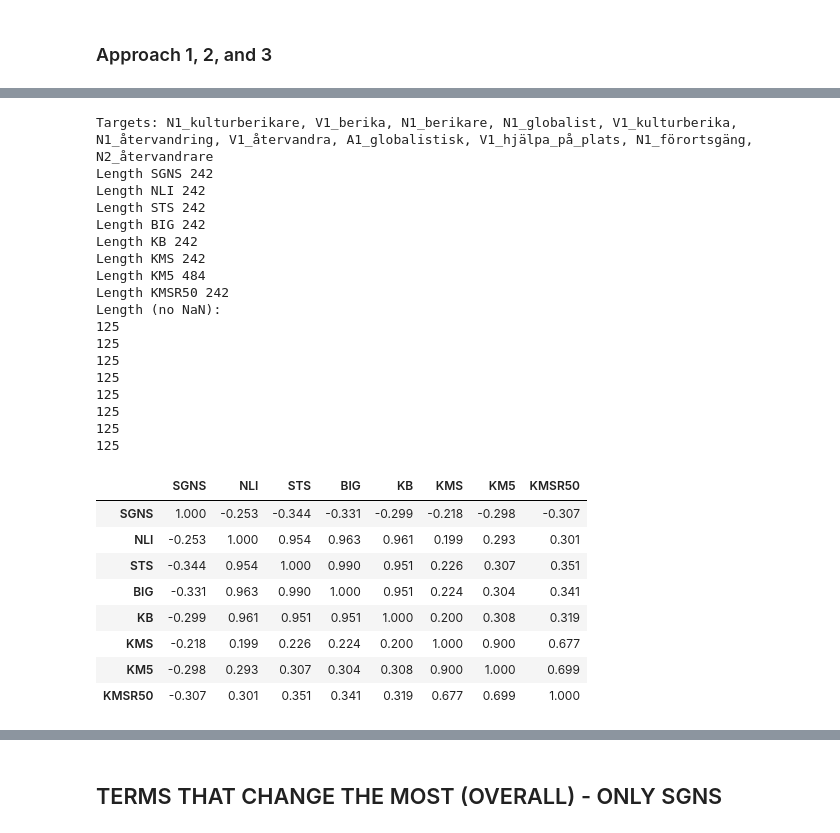
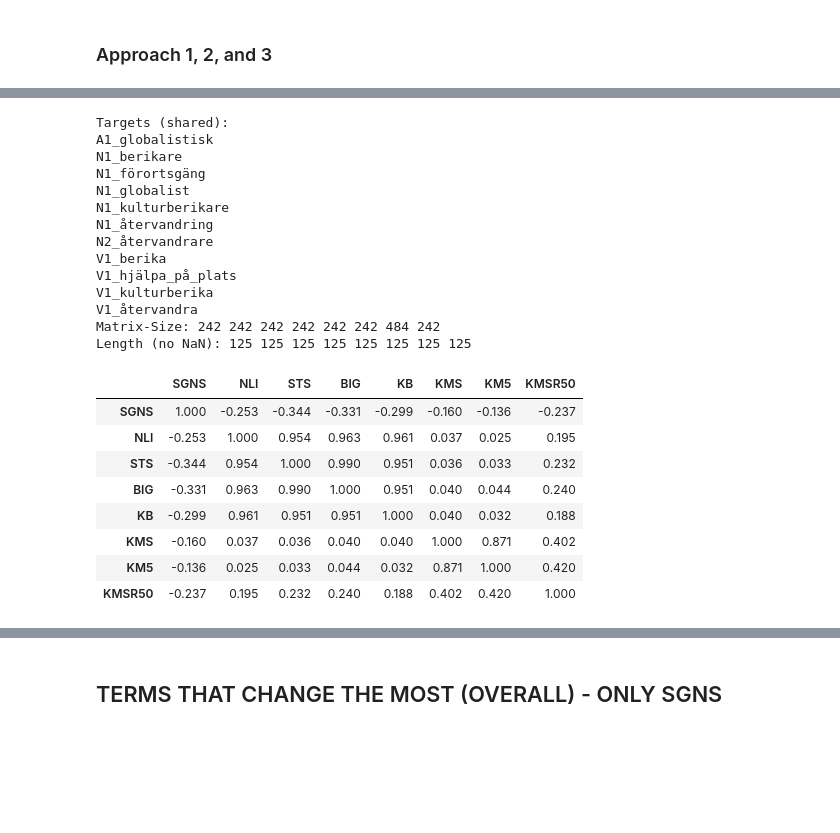
Before and after one commit to mboholm/dw_change, a Jupyter notebook: analysis/analysis.ipynb, the cells around one changed output, grey strips where cells are left out. Saved outputs shown, nothing was run; the diff lists cells and outputs as text; code cells hidden in the pictures; blank space fills up the shorter version.

```diff
--- a/analysis/analysis.ipynb
+++ b/analysis/analysis.ipynb
@@ -550,41 +559,54 @@ def model_comparison(
     # "universal"  Uses the same variable for comparison
     # "var_off"    Uses different variables for different models. Obs! Do not forget to normalize!
     var_off=None, # A list of the same length as dfs and mnames
-    word=None, # not supported at the moment ...
+    col_start=None, # To calibrate series of differnt length
     metric="pearson",
 ):
 
-    trgs = [trg for trg in get_dwts(dfs[0], targets)]             # based on first df
+    # Getting shared targets
+    pre_targets = [set([trg for trg in get_dwts(df, targets)]) for df in dfs]
+    trgs = set.intersection(*pre_targets)
+
+    #trgs = [trg for trg in get_dwts(dfs[0], targets)]             # based on first df
     trgs = [trg for trg in trgs if trg.startswith(prefix)] if prefix != None else trgs
-    print("Targets:", ", ".join(trgs))
+    print("Targets (shared):")
+    print("\n".join(sorted(trgs)))
 
     _XY = []
     if mode == "universal":
+
         cols = [col for col in dfs[0].columns if col.startswith(var)] # based on first df
+        if col_start != None:
+            cols = [col for col in cols if int(col.split("_")[-1].split[":"][0]) >= col_start]
 
         for model, mname in zip(dfs, mnames):
             this_model = []
             for col in cols:
                 this_model.extend(model.loc[trgs, col])
-            print("Length", mname, len(this_model))
+            #print("Length", mname, len(this_model))
             _XY.append(this_model)
 
     if mode == "var_off":
         for model, mname, voff in zip(dfs, mnames, var_off):
 
             cols = [col for col in model.columns if col.startswith(voff)]
+            #print(cols)
+            if col_start != None:
+                cols = [col for col in cols if int(col.split("_")[-1].split(":")[0]) >= col_start]
 
             this_model = []
             for col in cols:
                 this_model.extend(model.loc[trgs, col])
-            print("Length", mname, len(this_model))
+            #print("Length", mname, len(this_model))
             _XY.append(this_model)
+
+    Ns = [str(len(xy)) for xy in _XY]
+    print("Matrix-Size:", " ".join(Ns))
 
     _XY = list(zip(*[xyz for xyz in zip(*_XY) if nonalist(xyz)])) # note: xyz is a variable for a tuple
 
-    print("Length (no NaN):")
-    for vector in _XY:
-        print(len(vector))
+    Ns = [str(len(xy)) for xy in _XY]
+    print("Length (no NaN):", " ".join(Ns))
 
     _XY = [norm(model) for model in _XY] if norm != None else _XY
 
@@ -820,4 +853,4 @@ df_tbn_kb = read_csv(results_dir / "fb_pol-time_bin-bert-sentence-bert-swedish-c
 # %% [markdown]
 ### Cluster
 # %%
-df_cluster = read_csv(results_dir / "fb_pol-yearly-cluster-sts_fbmodel.csv")
+df_cluster = read_csv(results_dir / "fb_pol-yearly-cluster-sentence-bert-swedish-cased.csv")
@@ -1357,44 +1315,39 @@ Spearman
 # %%
 model_comparison(
     dfs = [df_yearly_dwt, df_bert_nli, df_bert_sts, df_bert_big, df_bert_kb, df_cluster, df_cluster, df_cluster],
     mnames = ["SGNS", "NLI",  "STS","BIG","KB", "KMS", "KM5","KMSR50"],
     var = None,
     norm=None,
     targets = Path("../data/utils/dwts.txt"), # =get_dwts(df_yearly_dwt, dwt_path)
     prefix = ("N", "A", "V"),
     mode="var_off",
     # Mode:
     # "universal"  Uses the same variable for comparison
     # "var_off"    Uses different variables for different models. Obs! Do not forget to normalize!
     var_off=["gch", "gch", "gch", "gch", "gch","kmsr50", "kms", "km5"], # A list of the same length as dfs and mnames
-    word=None, # not supported at the moment ...
     metric="spearman"
 )
 # %% [output]
-Targets: N1_kulturberikare, V1_berika, N1_berikare, N1_globalist, V1_kulturberika, N1_återvandring, V1_återvandra, A1_globalistisk, V1_hjälpa_på_plats, N1_förortsgäng, N2_återvandrare
-Length SGNS 242
-Length NLI 242
-Length STS 242
-Length BIG 242
-Length KB 242
-Length KMS 242
-Length KM5 484
-Length KMSR50 242
-Length (no NaN):
-125
-125
-125
-125
-125
-125
-125
-125
+Targets (shared):
+A1_globalistisk
+N1_berikare
+N1_förortsgäng
+N1_globalist
+N1_kulturberikare
+N1_återvandring
+N2_återvandrare
+V1_berika
+V1_hjälpa_på_plats
+V1_kulturberika
+V1_återvandra
+Matrix-Size: 242 242 242 242 242 242 484 242
+Length (no NaN): 125 125 125 125 125 125 125 125
 |  | SGNS | NLI | STS | BIG | KB | KMS | KM5 | KMSR50 |
-| SGNS | 1.000 | -0.253 | -0.344 | -0.331 | -0.299 | -0.218 | -0.298 | -0.307 |
-| NLI | -0.253 | 1.000 | 0.954 | 0.963 | 0.961 | 0.199 | 0.293 | 0.301 |
-| STS | -0.344 | 0.954 | 1.000 | 0.990 | 0.951 | 0.226 | 0.307 | 0.351 |
-| BIG | -0.331 | 0.963 | 0.990 | 1.000 | 0.951 | 0.224 | 0.304 | 0.341 |
-| KB | -0.299 | 0.961 | 0.951 | 0.951 | 1.000 | 0.200 | 0.308 | 0.319 |
-| KMS | -0.218 | 0.199 | 0.226 | 0.224 | 0.200 | 1.000 | 0.900 | 0.677 |
-| KM5 | -0.298 | 0.293 | 0.307 | 0.304 | 0.308 | 0.900 | 1.000 | 0.699 |
-| KMSR50 | -0.307 | 0.301 | 0.351 | 0.341 | 0.319 | 0.677 | 0.699 | 1.000 |
+| SGNS | 1.000 | -0.253 | -0.344 | -0.331 | -0.299 | -0.160 | -0.136 | -0.237 |
+| NLI | -0.253 | 1.000 | 0.954 | 0.963 | 0.961 | 0.037 | 0.025 | 0.195 |
+| STS | -0.344 | 0.954 | 1.000 | 0.990 | 0.951 | 0.036 | 0.033 | 0.232 |
+| BIG | -0.331 | 0.963 | 0.990 | 1.000 | 0.951 | 0.040 | 0.044 | 0.240 |
+| KB | -0.299 | 0.961 | 0.951 | 0.951 | 1.000 | 0.040 | 0.032 | 0.188 |
+| KMS | -0.160 | 0.037 | 0.036 | 0.040 | 0.040 | 1.000 | 0.871 | 0.402 |
+| KM5 | -0.136 | 0.025 | 0.033 | 0.044 | 0.032 | 0.871 | 1.000 | 0.420 |
+| KMSR50 | -0.237 | 0.195 | 0.232 | 0.240 | 0.188 | 0.402 | 0.420 | 1.000 |
```
Also changed, not shown: parts of 231 cells of this notebook, 16 other files.
